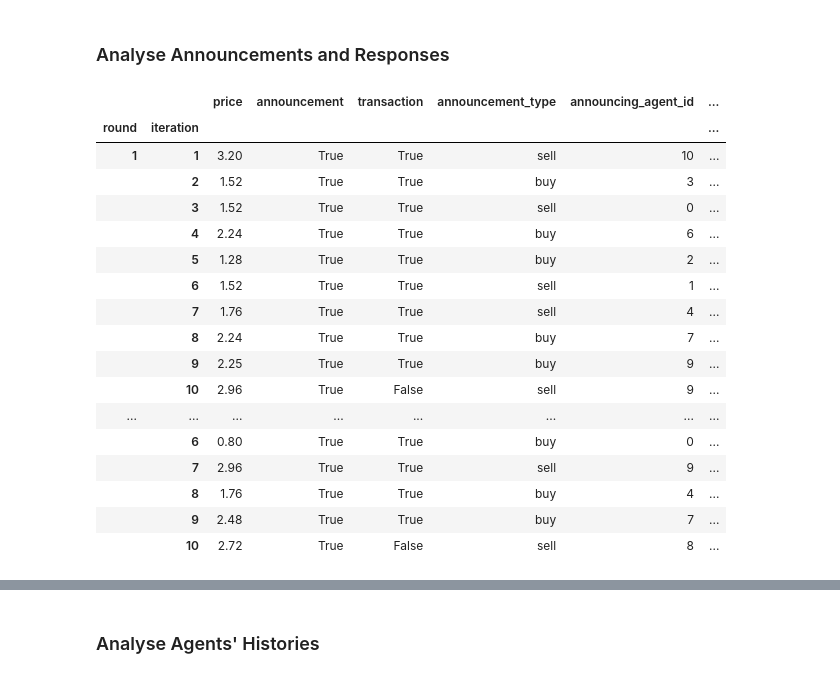
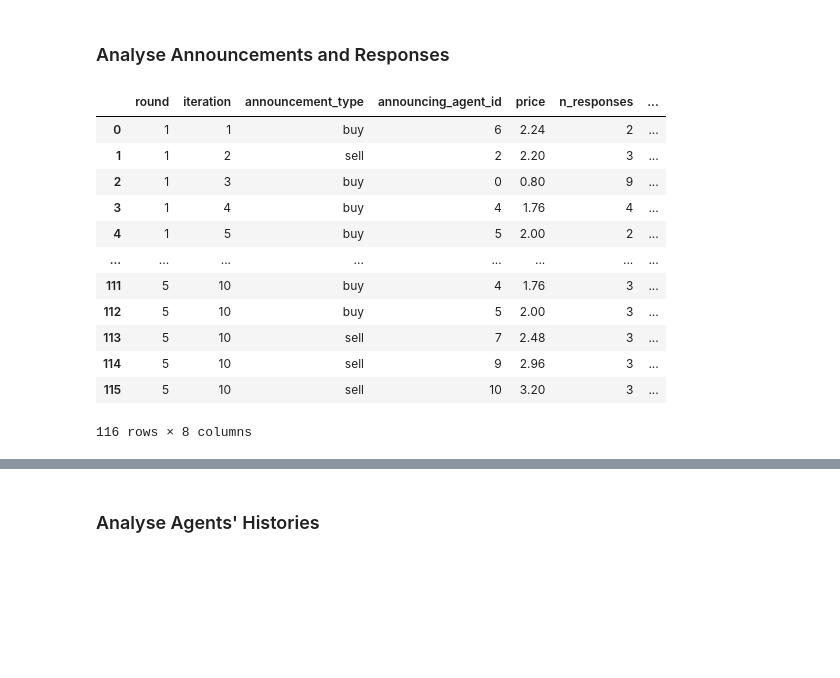
Before and after one commit to pawel-struski/market-equilibrium, a Jupyter notebook: results_analysis.ipynb, the cells around one changed output, grey strips where cells are left out. Drawn from its saved outputs; the diff is of its cells as text; code cells hidden in the pictures; blank space fills up the shorter version.

```diff
--- a/results_analysis.ipynb
+++ b/results_analysis.ipynb
@@ -367,25 +367,27 @@ Share of sell announcers: 0.44
 # %% [markdown]
 ### Analyse Announcements and Responses
-# %%
-df_announcements = df_data.groupby(['round', 'iteration']).last()
-df_announcements
-# %% [output]
-|  |  | price | announcement | transaction | announcement_type | announcing_agent_id | ... |
-| round | iteration |  |  |  |  |  | ... |
-| 1 | 1 | 3.20 | True | True | sell | 10 | ... |
-|  | 2 | 1.52 | True | True | buy | 3 | ... |
-|  | 3 | 1.52 | True | True | sell | 0 | ... |
-|  | 4 | 2.24 | True | True | buy | 6 | ... |
-|  | 5 | 1.28 | True | True | buy | 2 | ... |
-|  | 6 | 1.52 | True | True | sell | 1 | ... |
-|  | 7 | 1.76 | True | True | sell | 4 | ... |
-|  | 8 | 2.24 | True | True | buy | 7 | ... |
-|  | 9 | 2.25 | True | True | buy | 9 | ... |
-|  | 10 | 2.96 | True | False | sell | 9 | ... |
-| ... | ... | ... | ... | ... | ... | ... | ... |
-|  | 6 | 0.80 | True | True | buy | 0 | ... |
-|  | 7 | 2.96 | True | True | sell | 9 | ... |
-|  | 8 | 1.76 | True | True | buy | 4 | ... |
-|  | 9 | 2.48 | True | True | buy | 7 | ... |
-|  | 10 | 2.72 | True | False | sell | 8 | ... |
+# %%
+df_announcements = df_data.groupby(['round', 'iteration', 'announcement_type', 'announcing_agent_id'],
+                as_index=False).agg({
+                    'price': 'first',
+                    'announcement': 'count',
+                    'announcing_agent_reservation_price': 'first',
+                    'transaction': 'last'})
+
+df_announcements = df_announcements.rename(columns={'announcement': 'n_responses'})
+df_announcements
+# %% [output]
+|  | round | iteration | announcement_type | announcing_agent_id | price | n_responses | ... |
+| 0 | 1 | 1 | buy | 6 | 2.24 | 2 | ... |
+| 1 | 1 | 2 | sell | 2 | 2.20 | 3 | ... |
+| 2 | 1 | 3 | buy | 0 | 0.80 | 9 | ... |
+| 3 | 1 | 4 | buy | 4 | 1.76 | 4 | ... |
+| 4 | 1 | 5 | buy | 5 | 2.00 | 2 | ... |
+| ... | ... | ... | ... | ... | ... | ... | ... |
+| 111 | 5 | 10 | buy | 4 | 1.76 | 3 | ... |
+| 112 | 5 | 10 | buy | 5 | 2.00 | 3 | ... |
+| 113 | 5 | 10 | sell | 7 | 2.48 | 3 | ... |
+| 114 | 5 | 10 | sell | 9 | 2.96 | 3 | ... |
+| 115 | 5 | 10 | sell | 10 | 3.20 | 3 | ... |
+116 rows × 8 columns
 # %%
```
Also changed, not shown: parts of 18 cells of this notebook.
